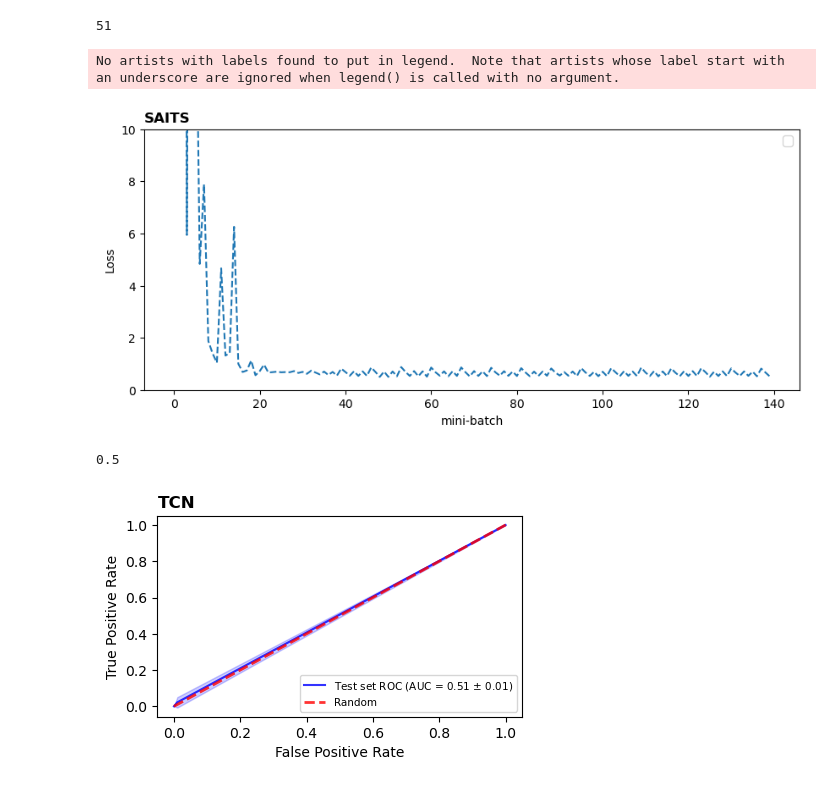
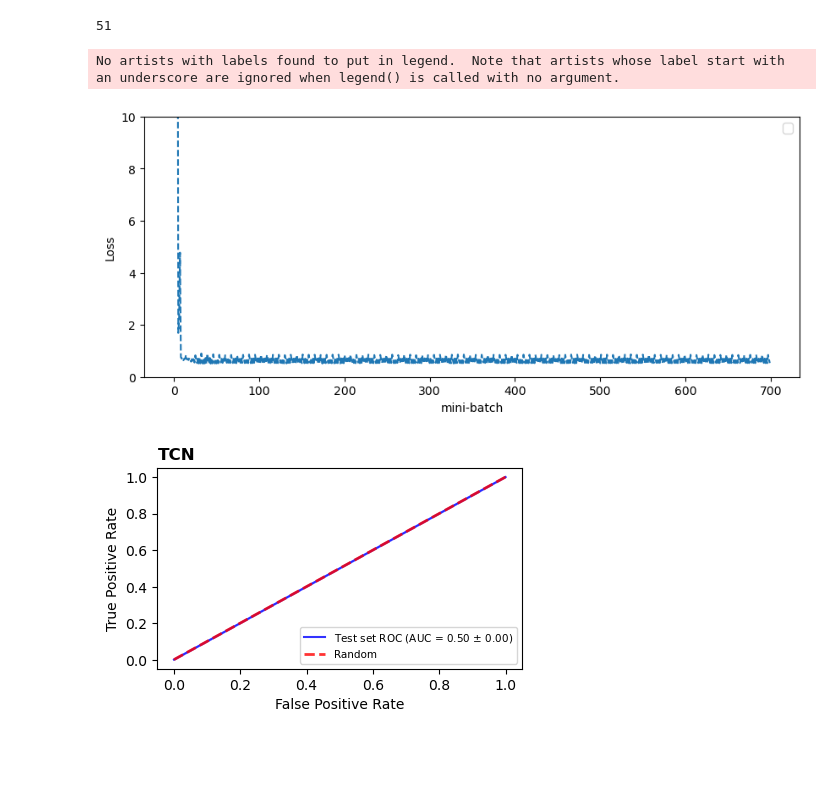
Before and after one commit to DeepenData/Explainable_ML_and_Tyrosinemia, a Jupyter notebook: deprecated/src/step04_forecasting.ipynb, the cells around one changed output. Saved outputs shown, nothing was run; the diff lists cells and outputs as text; code cells hidden in the pictures; blank space fills up the shorter version.

```diff
--- a/deprecated/src/step04_forecasting.ipynb
+++ b/deprecated/src/step04_forecasting.ipynb
@@ -213,7 +213,7 @@ cl_loss = torch.nn.CrossEntropyLoss()
 
 
 training_loss = []
-epochs        = 20
+epochs        = 100
 for _ in range(epochs):
 
     for X_batch, y_batch in batch_loader:
@@ -231,23 +231,23 @@ for _ in range(epochs):
 # %%
 import matplotlib.pyplot as plt
 def put_Learning_curve(loss1, AX, letter):
     AX.plot(loss1,  label = "", linestyle="--")
     #AX.plot(loss2,  label = "imputation_loss", linestyle="-")
     #AX.plot(loss3,  label = "total_loss", linestyle="--")
 
 
 
     AX.legend(loc="upper right", fontsize=11)
     AX.set_ylabel('Loss')
     AX.set_xlabel("mini-batch")
     AX.set_ylim(0, 10)
     AX.set_title(letter, fontsize = 12,  fontweight ="bold", loc='left')
 
 fig = plt.figure(figsize=(10,4))
 ax0 = plt.subplot2grid((1, 1), (0, 0))
 put_Learning_curve(training_loss,
-                   ax0, 'SAITS')
+                   ax0, '')
 # %% [output]
 No artists with labels found to put in legend.  Note that artists whose label start with an underscore are ignored when legend() is called with no argument.
-[figure, old version]
+[figure, new version]
 # %%
@@ -295,10 +282,6 @@ std_auc   = np.std(aucs)
 
 tprs_upper = np.minimum(mean_tprs + tprs.std(axis=0), 1)
 tprs_lower = mean_tprs - tprs.std(axis=0)
-# %%
-roc_auc
-# %% [output]
-0.5
 # %%
 def put_ROC_in_subplot(base_fpr, mean_tprs, tprs_lower,
                    tprs_upper, mean_auc, std_auc, AX, xlabel:str='', letter:str=''):
@@ -319,4 +302,4 @@ ax1 = plt.subplot2grid((4, 3), (0, 0), colspan=1)
 put_ROC_in_subplot(base_fpr, mean_tprs, tprs_lower, tprs_upper, mean_auc, std_auc,
                    ax1, xlabel = 'False Positive Rate', letter = 'TCN')
 # %% [output]
-[figure, old version]
+[figure, new version]
```
Also changed, not shown: parts of 2 cells of this notebook.
